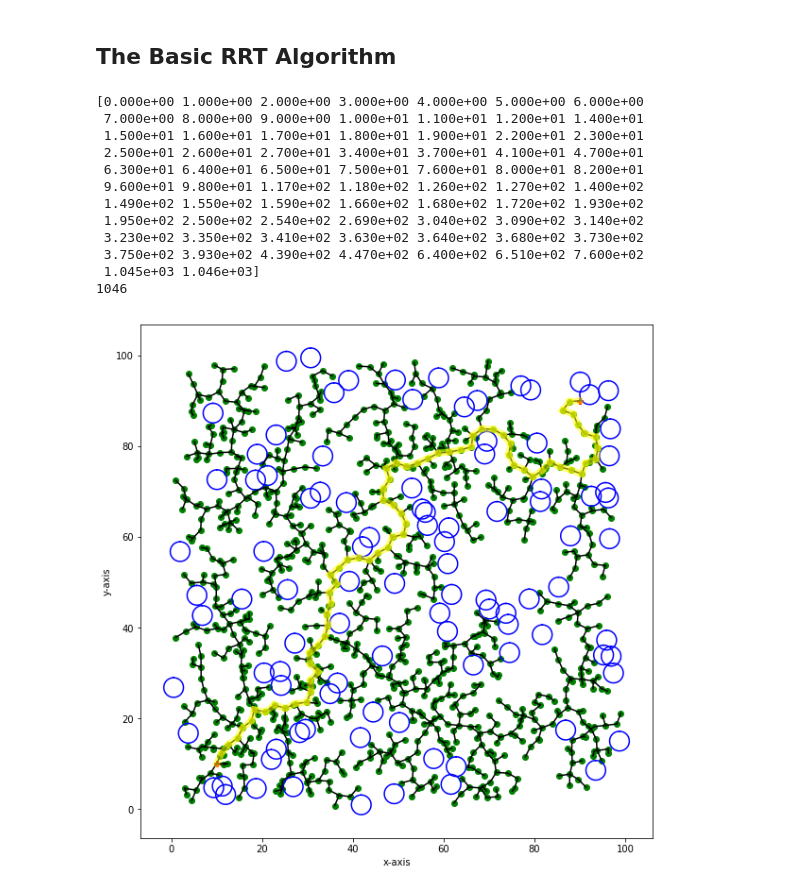
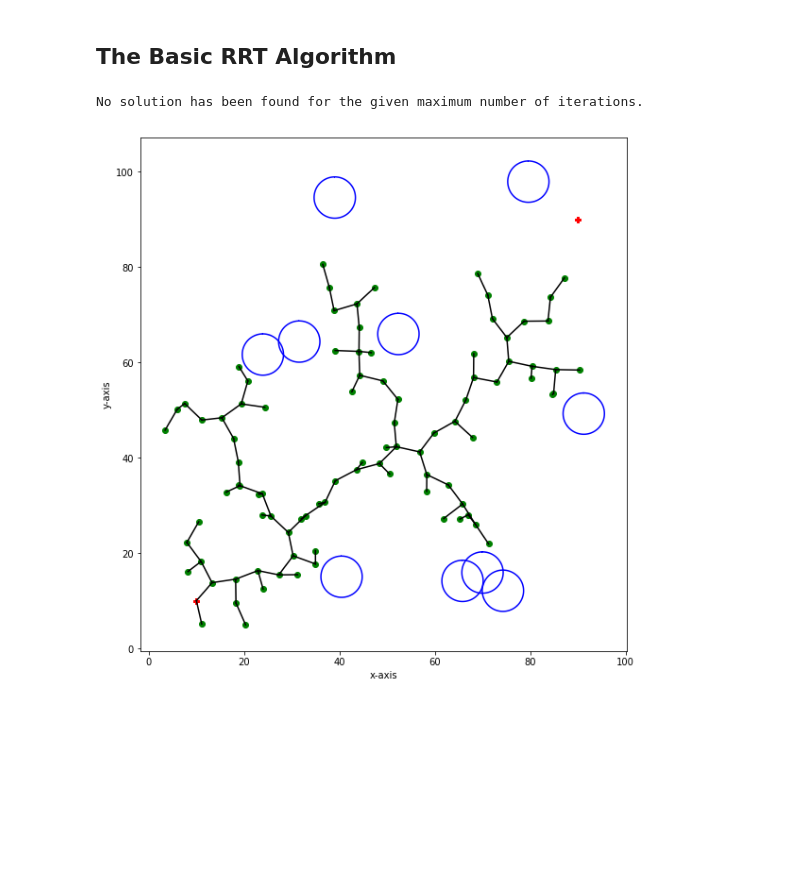
Before and after one commit to project-cuda-robotics/basic_rrt, a Jupyter notebook: rrt_2d_v0.ipynb, the cells around one changed output. Drawn from its saved outputs; the diff is of its cells as text; code cells hidden in the pictures; blank space fills up the shorter version.

Commit message:
the main for loop is replaced by a while loop
The case of close initial and final configurations is considered.

```diff
--- a/rrt_2d_v0.ipynb
+++ b/rrt_2d_v0.ipynb
@@ -34,13 +34,8 @@ def draw_circle(xc,yc,r):
     y = yc+r*np.cos(t)
     plt.plot(x,y,c='blue')
 # %%
-max_iter = 10000
-epsilon = 2.5 # step size
-
-x = np.zeros(max_iter+1)
-y = np.zeros(max_iter+1)
-vertices = np.zeros([2,max_iter+1])
-A = -np.ones([max_iter+1,max_iter+1])
+max_iter = 100
+epsilon = 5 # step size
 
 flag = 0 # for finding a connectivity path
 
@@ -51,25 +46,34 @@ x_goal = 90
 y_goal = 90
 plt.figure(figsize=[10,10])
 plt.scatter([x0,x_goal],[y0,y_goal],c='r',marker="P")
-# if euc_distance_2d(x0,y0,x_goal,y_goal)<epsilon:
-#     flag = 1
 
 # obstacle info
-noo = 100 # no. of obstacles
+noo = 10 # no. of obstacles
 radius = np.sqrt(3)/2*epsilon
 obs_radii = radius*np.ones(noo)
 obs_coors = 100*np.random.rand(2,noo) # position of obstacles
 for i in range(0,noo):
     draw_circle(obs_coors[0,i],obs_coors[1,i],obs_radii[i])
 
-x[0] = x0;
-y[0] = y0;
-vertices[0,0] = x[0]
-vertices[1,0] = y[0]
+if euc_distance_2d(x0,y0,x_goal,y_goal)<epsilon:
+    flag = 1
+    plt.plot([x0,x_goal],[y0,y_goal],c='black')
+else:
+    x = np.zeros(max_iter+1)
+    y = np.zeros(max_iter+1)
+    vertices = np.zeros([2,max_iter+1])
+    A = -np.ones([max_iter+1,max_iter+1])
+    x[0] = x0;
+    y[0] = y0;
+    vertices[0,0] = x[0]
+    vertices[1,0] = y[0]
+    A[0,0] = 0
+
 nov = 0 # no. of vertices except the initial one
-A[0,0] = 0
 
-for i in range(1, max_iter+1):
+i = 0
+while flag==0 and i<max_iter:
+    i += 1
     x_rand= 100*np.random.rand(1)
     y_rand= 100*np.random.rand(1)
     [min_dis,p_near] = nearest_neighbor_2d(x_rand,y_rand,vertices,nov+1)
@@ -87,49 +91,38 @@ for i in range(1, max_iter+1):
         plt.scatter(x_new,y_new,c='g')
         plt.plot([vertices[0,p_near],x_new],[vertices[1,p_near],y_new],c='black')
         A[nov,:] = A[p_near,:]
         A[nov,nov] = nov
         if euc_distance_2d(x_new,y_new,x_goal,y_goal)<epsilon:
             nov = nov+1
             A[nov,:] = A[nov-1,:]
             A[nov,nov] = nov
             vertices[0,nov] = x_goal
             vertices[1,nov] = y_goal
             plt.plot([x_new,x_goal],[y_new,y_goal],c='black')
             flag = 1
-            break
 
 plt.xlabel('x-axis')
 plt.ylabel('y-axis')
 plt.xlim(0, 100)
 plt.ylim(0, 100)
 plt.axis('scaled')
 
-if flag ==1:
+if flag ==1 and nov!=0:
     B = np.zeros(nov)
     nov_path =0 # no. of vertices on the connectivity path
     for i in range(0,nov+1):
         if A[nov,i]>-1:
             B[nov_path]=A[nov,i]
             nov_path += 1
     B = B[0:nov_path]
-    print(B)
     for i in range(0, B.size-1):
         plt.plot([vertices[0,int(B[i])],vertices[0,int(B[i+1])]],[vertices[1,int(B[i])],vertices[1,int(B[i+1])]],c='yellow',linewidth=7,alpha=0.5)
+elif flag ==0:
+    print('No solution has been found for the given maximum number of iterations.')
 else:
-    print('Failure.')
-
-print(nov)
+    print('The initial and goal configurations are close enough.')
+    plt.plot([x0,x_goal],[y0,y_goal],c='yellow',linewidth=7,alpha=0.5)
+# plt.savefig('the_basic.png')
 # %% [output]
-[0.000e+00 1.000e+00 2.000e+00 3.000e+00 4.000e+00 5.000e+00 6.000e+00
- 7.000e+00 8.000e+00 9.000e+00 1.000e+01 1.100e+01 1.200e+01 1.400e+01
- 1.500e+01 1.600e+01 1.700e+01 1.800e+01 1.900e+01 2.200e+01 2.300e+01
- 2.500e+01 2.600e+01 2.700e+01 3.400e+01 3.700e+01 4.100e+01 4.700e+01
- 6.300e+01 6.400e+01 6.500e+01 7.500e+01 7.600e+01 8.000e+01 8.200e+01
- 9.600e+01 9.800e+01 1.170e+02 1.180e+02 1.260e+02 1.270e+02 1.400e+02
- 1.490e+02 1.550e+02 1.590e+02 1.660e+02 1.680e+02 1.720e+02 1.930e+02
- 1.950e+02 2.500e+02 2.540e+02 2.690e+02 3.040e+02 3.090e+02 3.140e+02
- 3.230e+02 3.350e+02 3.410e+02 3.630e+02 3.640e+02 3.680e+02 3.730e+02
- 3.750e+02 3.930e+02 4.390e+02 4.470e+02 6.400e+02 6.510e+02 7.600e+02
- 1.045e+03 1.046e+03]
-1046
+No solution has been found for the given maximum number of iterations.
-[figure, old version]
+[figure, new version]
```
